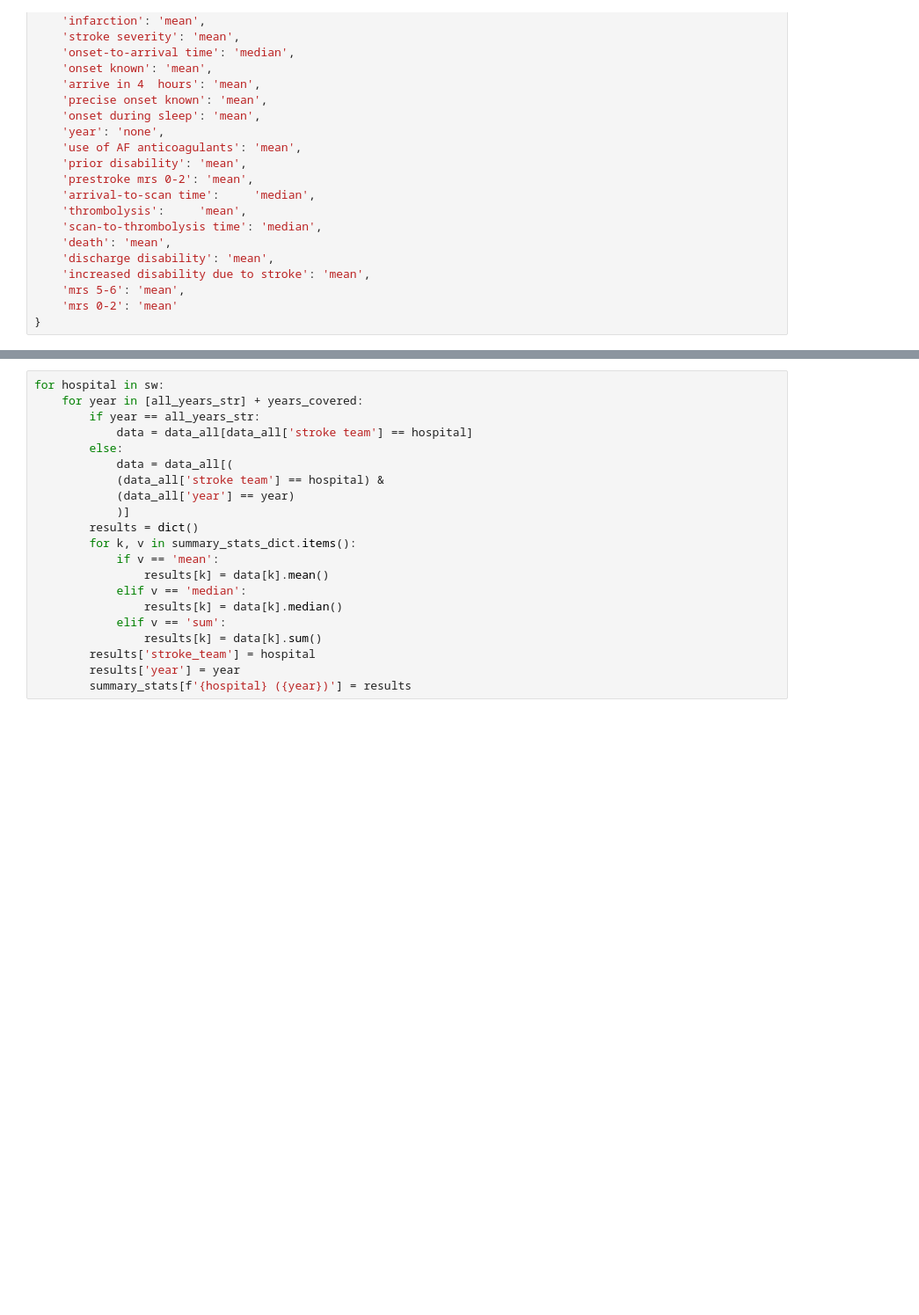
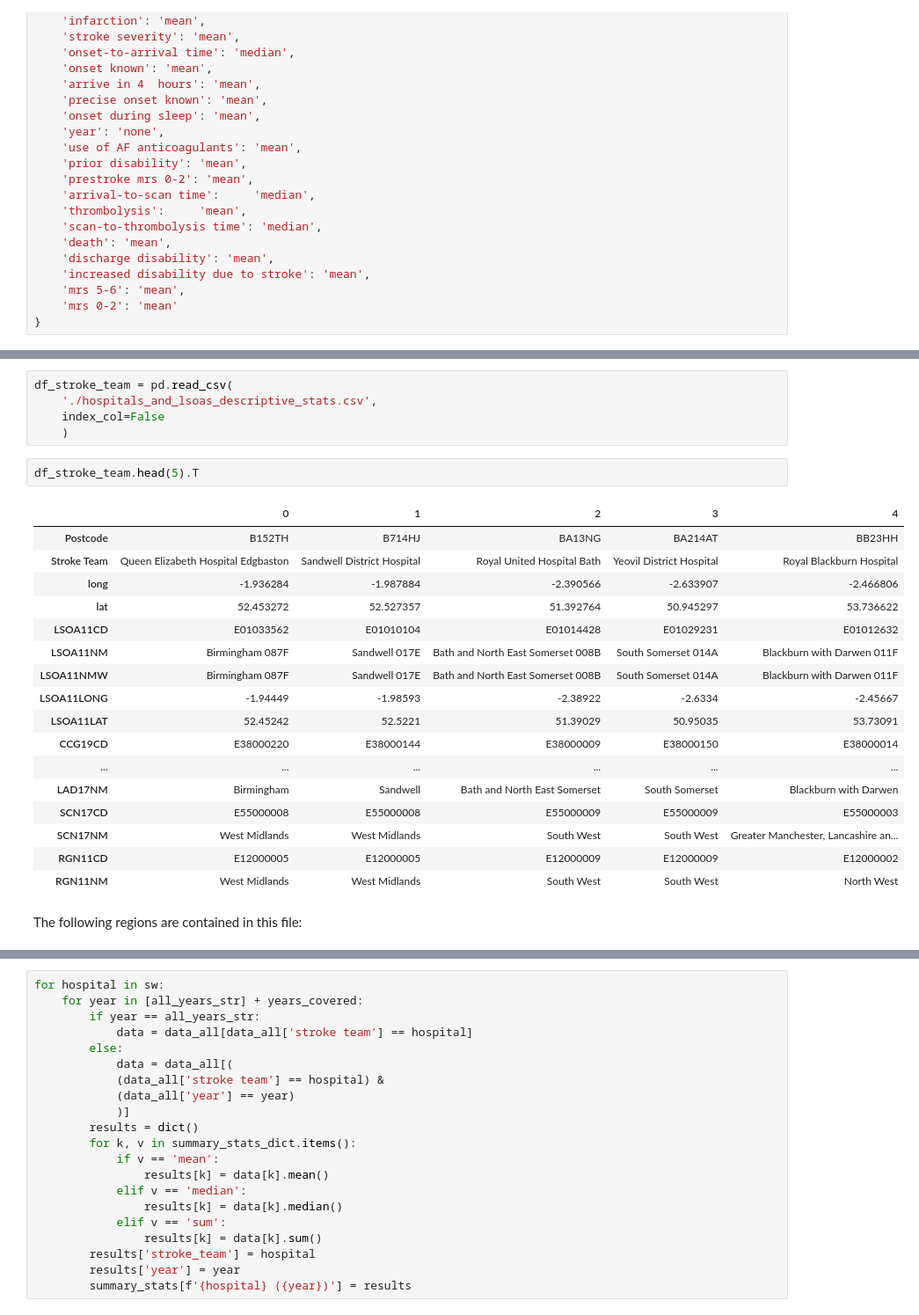
Before and after one commit to samuel-book/streamlit_combo_stroke, a Jupyter notebook: streamlit_descriptive_stats/data_descriptive/01_descriptive_stats.ipynb, the cells around one changed output, grey strips where cells are left out. Shown at 88% size. Saved outputs shown, nothing was run; the diff lists cells and outputs as text; blank space fills up the shorter version.

```diff
--- a/streamlit_descriptive_stats/data_descriptive/01_descriptive_stats.ipynb
+++ b/streamlit_descriptive_stats/data_descriptive/01_descriptive_stats.ipynb
@@ -91,0 +96,27 @@ summary_stats_dict = {
+# %%
+df_stroke_team = pd.read_csv(
+    './hospitals_and_lsoas_descriptive_stats.csv',
+    index_col=False
+    )
+# %%
+df_stroke_team.head(5).T
+# %% [output]
+|  | 0 | 1 | 2 | 3 | 4 |
+| Postcode | B152TH | B714HJ | BA13NG | BA214AT | BB23HH |
+| Stroke Team | Queen Elizabeth Hospital Edgbaston | Sandwell District Hospital | Royal United Hospital Bath | Yeovil District Hospital | Royal Blackburn Hospital |
+| long | -1.936284 | -1.987884 | -2.390566 | -2.633907 | -2.466806 |
+| lat | 52.453272 | 52.527357 | 51.392764 | 50.945297 | 53.736622 |
+| LSOA11CD | E01033562 | E01010104 | E01014428 | E01029231 | E01012632 |
+| LSOA11NM | Birmingham 087F | Sandwell 017E | Bath and North East Somerset 008B | South Somerset 014A | Blackburn with Darwen 011F |
+| LSOA11NMW | Birmingham 087F | Sandwell 017E | Bath and North East Somerset 008B | South Somerset 014A | Blackburn with Darwen 011F |
+| LSOA11LONG | -1.94449 | -1.98593 | -2.38922 | -2.6334 | -2.45667 |
+| LSOA11LAT | 52.45242 | 52.5221 | 51.39029 | 50.95035 | 53.73091 |
+| CCG19CD | E38000220 | E38000144 | E38000009 | E38000150 | E38000014 |
+| ... | ... | ... | ... | ... | ... |
+| LAD17NM | Birmingham | Sandwell | Bath and North East Somerset | South Somerset | Blackburn with Darwen |
+| SCN17CD | E55000008 | E55000008 | E55000009 | E55000009 | E55000003 |
+| SCN17NM | West Midlands | West Midlands | South West | South West | Greater Manchester, Lancashire an... |
+| RGN11CD | E12000005 | E12000005 | E12000009 | E12000009 | E12000002 |
+| RGN11NM | West Midlands | West Midlands | South West | South West | North West |
+# %% [markdown]
+The following regions are contained in this file:
```
Also changed, not shown: parts of 12 cells of this notebook, 11 other files.
